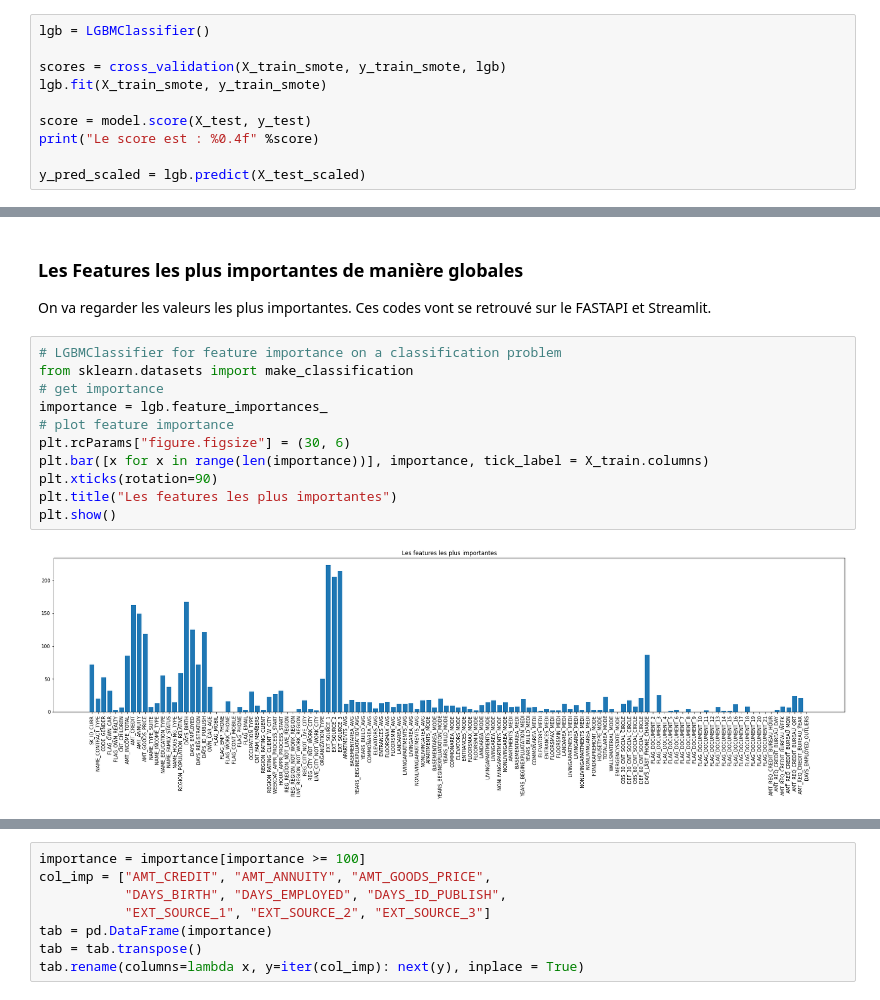
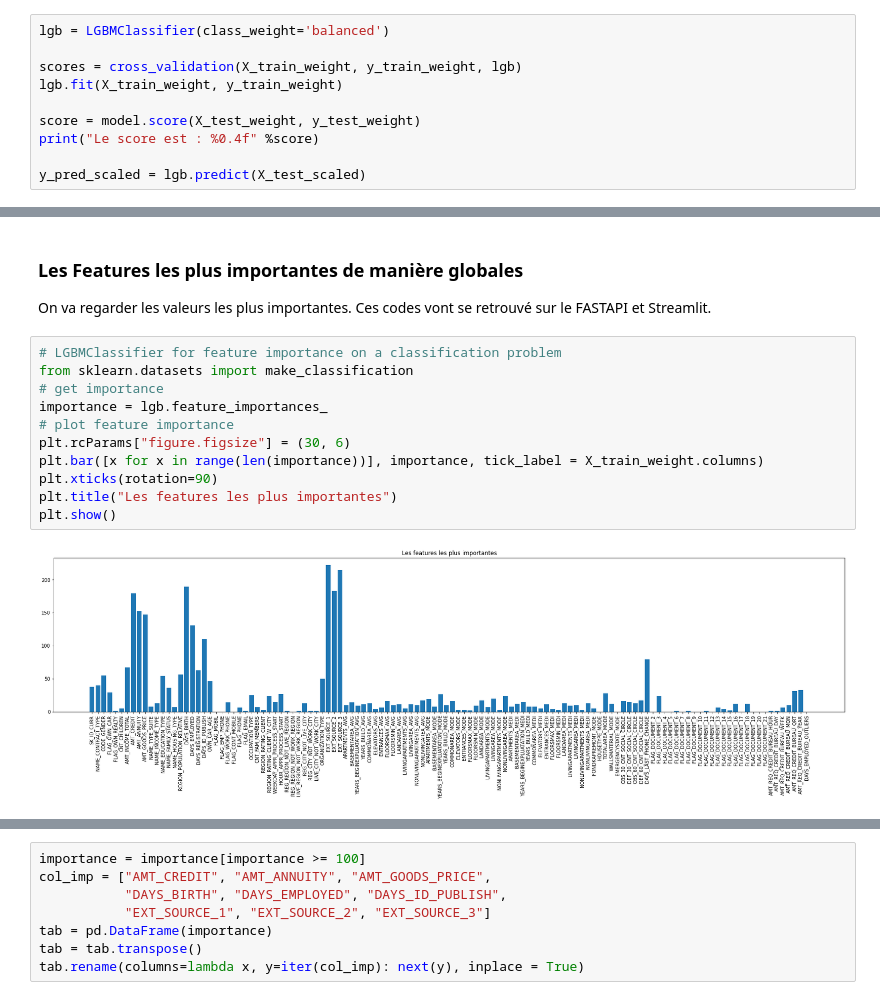
Before and after one commit to CecileLecoublet/Projet_credit, a Jupyter notebook: Notebook/Projet_7_3_Model.ipynb, the cells around one changed output, grey strips where cells are left out. Cells and saved outputs as stored; diff of their text form.

```diff
--- a/Notebook/Projet_7_3_Model.ipynb
+++ b/Notebook/Projet_7_3_Model.ipynb
@@ -638,10 +650,10 @@ On choisit le modèle LGBMClassifier, on va modifier les paramètres pour prendr
 # %%
-lgb = LGBMClassifier()
+lgb = LGBMClassifier(class_weight='balanced')
 
-scores = cross_validation(X_train_smote, y_train_smote, lgb)
-lgb.fit(X_train_smote, y_train_smote)
+scores = cross_validation(X_train_weight, y_train_weight, lgb)
+lgb.fit(X_train_weight, y_train_weight)
 
-score = model.score(X_test, y_test)
+score = model.score(X_test_weight, y_test_weight)
 print("Le score est : %0.4f" %score)
 
 y_pred_scaled = lgb.predict(X_test_scaled)
@@ -673,16 +685,16 @@ On va regarder les valeurs les plus importantes. Ces codes vont se retrouvé sur
 # %%
 # LGBMClassifier for feature importance on a classification problem
 from sklearn.datasets import make_classification
 # get importance
 importance = lgb.feature_importances_
 # plot feature importance
 plt.rcParams["figure.figsize"] = (30, 6)
-plt.bar([x for x in range(len(importance))], importance, tick_label = X_train.columns)
+plt.bar([x for x in range(len(importance))], importance, tick_label = X_train_weight.columns)
 plt.xticks(rotation=90)
 plt.title("Les features les plus importantes")
 plt.show()
 # %% [output]
-[figure, old version]
+[figure, new version]
 # %%
 # summarize feature importance
 col = X_train.columns
```
Also changed, not shown: parts of 27 cells of this notebook, 3 other files.
